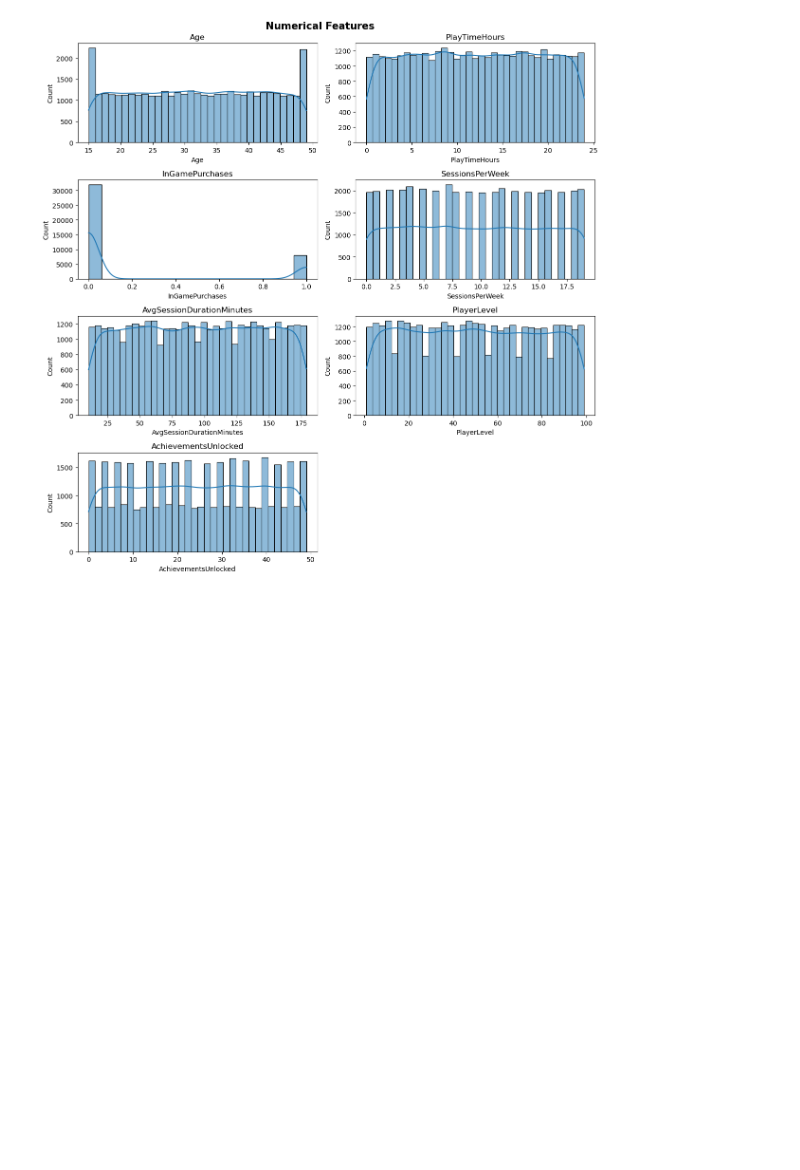
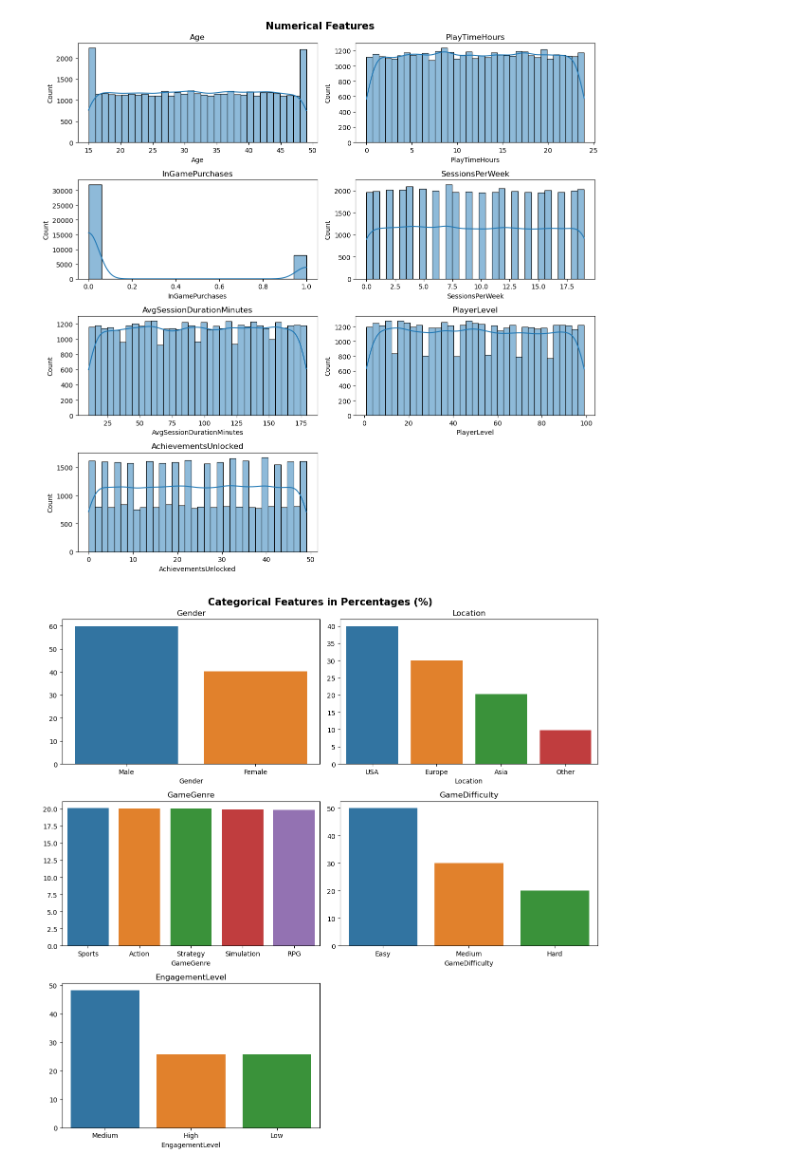
Before and after one commit to ayberkozcan/classification-exercises, a Jupyter notebook: Analyzing Gamer Behaviors/classification_gamer.ipynb, the cells around one changed output. Saved outputs shown, nothing was run; the diff lists cells and outputs as text; code cells hidden in the pictures; blank space fills up the shorter version.

```diff
--- a/Analyzing Gamer Behaviors/classification_gamer.ipynb
+++ b/Analyzing Gamer Behaviors/classification_gamer.ipynb
@@ -166,3 +166,22 @@ plt.tight_layout()
 plt.show()
 # %% [output]
 [figure]
+# %%
+# In Percentages
+
+fig, axes = plt.subplots(3, 2, figsize=(12, 12))
+
+for i, column in enumerate(df.select_dtypes(include=["object"])):
+    category_counts = df[column].value_counts(normalize=True) * 100
+
+    sns.barplot(data=df, x=category_counts.index, y=category_counts.values, ax=axes[i // 2, i % 2])
+    axes[i // 2, i % 2].set_title(column)
+
+for i in range(len(df.select_dtypes(include=["object"]).columns), 3 * 2):
+    fig.delaxes(axes[i // 2, i % 2])
+
+plt.suptitle("Categorical Features in Percentages (%)", fontsize=15, fontweight="bold")
+plt.tight_layout()
+plt.show()
+# %% [output]
+[figure, added]
```
Also changed, not shown: parts of 2 cells of this notebook.
